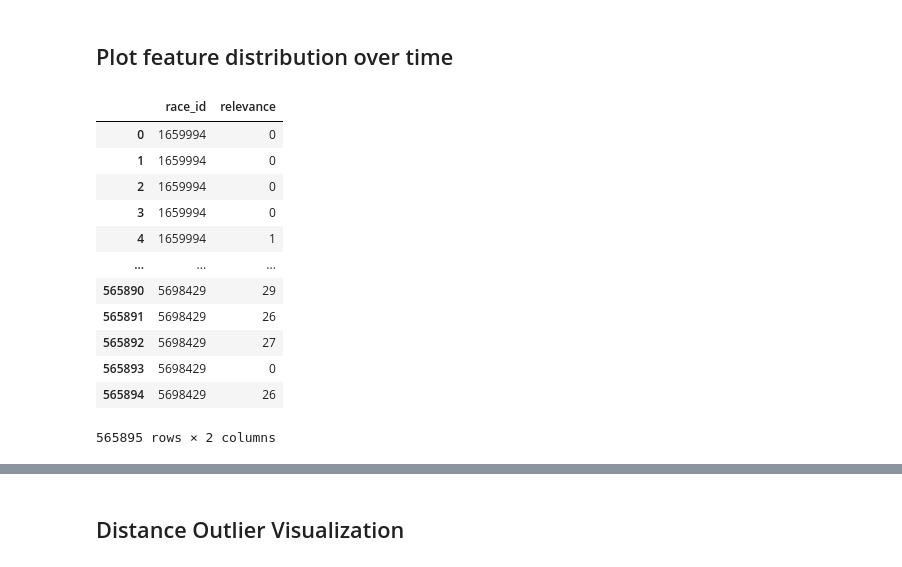
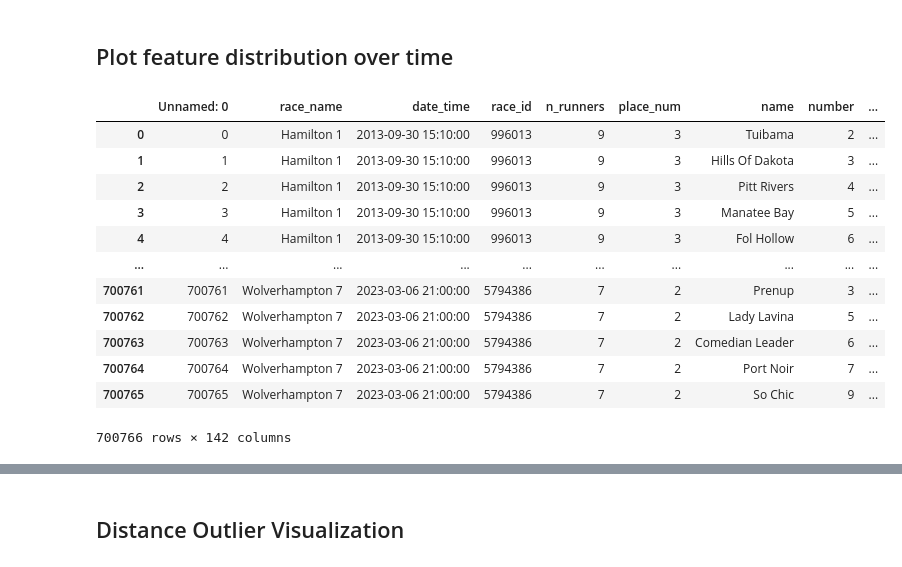
Before and after one commit to Dateb/WageringSystem, a Jupyter notebook: notebooks/EDA.ipynb, the cells around one changed output, grey strips where cells are left out. Drawn from its saved outputs; the diff is of its cells as text; code cells hidden in the pictures.

```diff
--- a/notebooks/EDA.ipynb
+++ b/notebooks/EDA.ipynb
@@ -3,22 +3,22 @@
 # %%
 import pandas as pd
 import seaborn as sns
 
 races_df = pd.read_csv("../data/races.csv")
 
-races_df[["race_id", "relevance"]]
+races_df
 # %% [output]
-|  | race_id | relevance |
-| 0 | 1659994 | 0 |
-| 1 | 1659994 | 0 |
-| 2 | 1659994 | 0 |
-| 3 | 1659994 | 0 |
-| 4 | 1659994 | 1 |
-| ... | ... | ... |
-| 565890 | 5698429 | 29 |
-| 565891 | 5698429 | 26 |
-| 565892 | 5698429 | 27 |
-| 565893 | 5698429 | 0 |
-| 565894 | 5698429 | 26 |
+|  | Unnamed: 0 | race_name | date_time | race_id | n_runners | place_num | name | number | ... |
+| 0 | 0 | Hamilton 1 | 2013-09-30 15:10:00 | 996013 | 9 | 3 | Tuibama | 2 | ... |
+| 1 | 1 | Hamilton 1 | 2013-09-30 15:10:00 | 996013 | 9 | 3 | Hills Of Dakota | 3 | ... |
+| 2 | 2 | Hamilton 1 | 2013-09-30 15:10:00 | 996013 | 9 | 3 | Pitt Rivers | 4 | ... |
+| 3 | 3 | Hamilton 1 | 2013-09-30 15:10:00 | 996013 | 9 | 3 | Manatee Bay | 5 | ... |
+| 4 | 4 | Hamilton 1 | 2013-09-30 15:10:00 | 996013 | 9 | 3 | Fol Hollow | 6 | ... |
+| ... | ... | ... | ... | ... | ... | ... | ... | ... | ... |
+| 700761 | 700761 | Wolverhampton 7 | 2023-03-06 21:00:00 | 5794386 | 7 | 2 | Prenup | 3 | ... |
+| 700762 | 700762 | Wolverhampton 7 | 2023-03-06 21:00:00 | 5794386 | 7 | 2 | Lady Lavina | 5 | ... |
+| 700763 | 700763 | Wolverhampton 7 | 2023-03-06 21:00:00 | 5794386 | 7 | 2 | Comedian Leader | 6 | ... |
+| 700764 | 700764 | Wolverhampton 7 | 2023-03-06 21:00:00 | 5794386 | 7 | 2 | Port Noir | 7 | ... |
+| 700765 | 700765 | Wolverhampton 7 | 2023-03-06 21:00:00 | 5794386 | 7 | 2 | So Chic | 9 | ... |
-565895 rows × 2 columns
+700766 rows × 142 columns
 # %%
```
Also changed, not shown: parts of 4 cells of this notebook, 20 other files.
